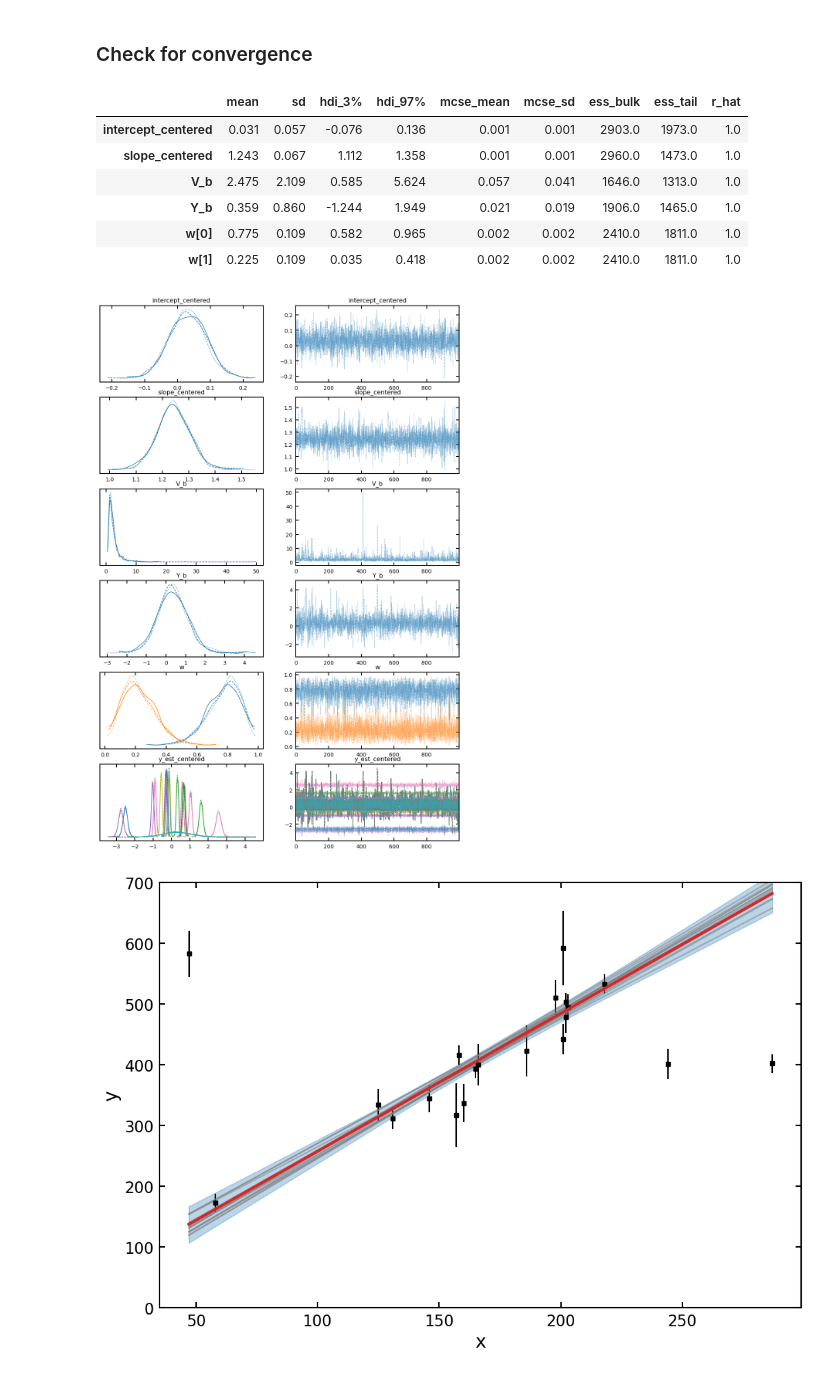
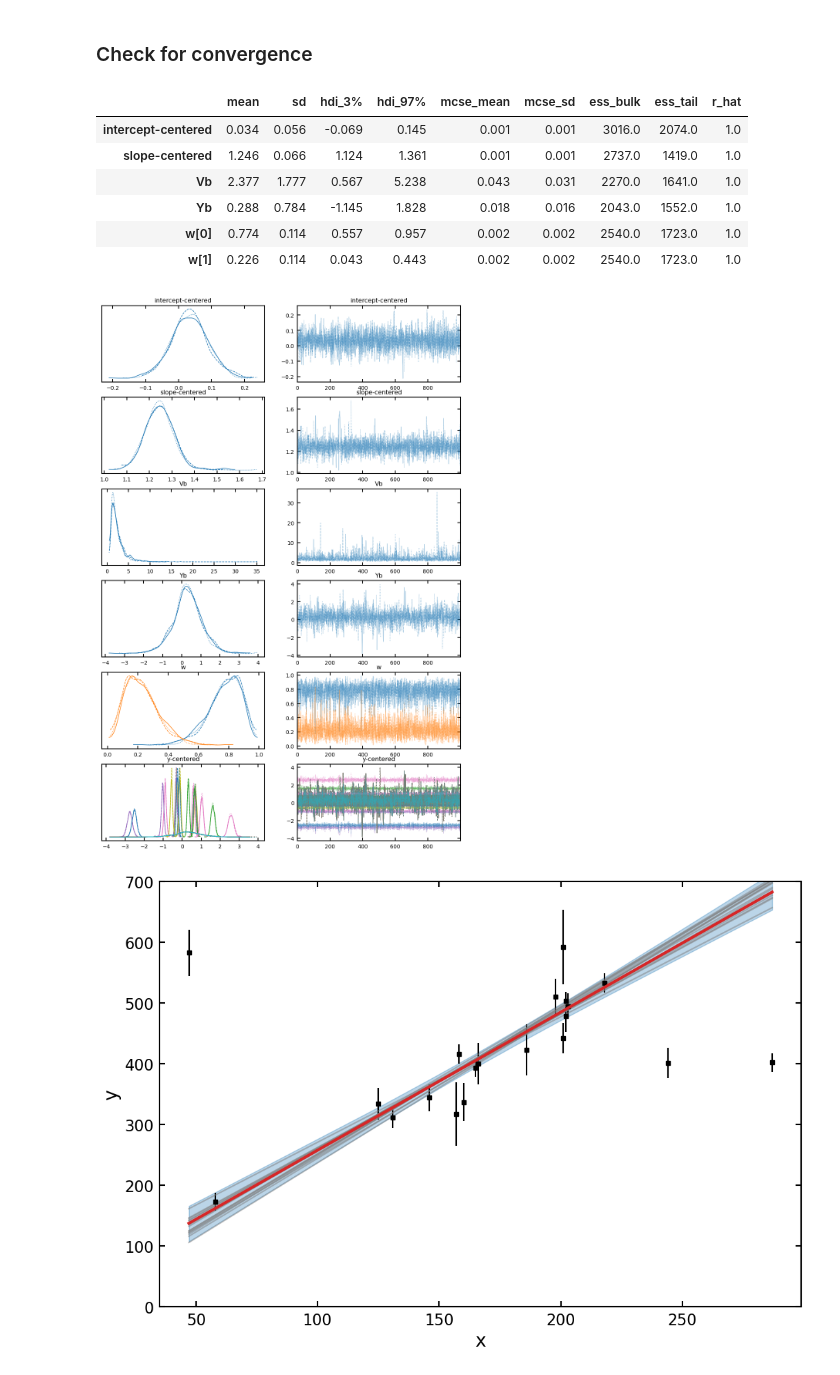
Before and after one commit to CKrawczyk/jupyter_data_languages, a Jupyter notebook: mcmc_fit_with_outliers_pymc.ipynb, the cells around one changed output. Drawn from its saved outputs; the diff is of its cells as text; code cells hidden in the pictures.

```diff
--- a/mcmc_fit_with_outliers_pymc.ipynb
+++ b/mcmc_fit_with_outliers_pymc.ipynb
@@ -454,20 +463,20 @@ If you don't care about the $q_i$ value for each data point you they can be marg
 # %%
 with pm.Model() as mixture:
     w = pm.Dirichlet('w', np.array([0.8, 0.2]))
-    b0 = pm.Normal('intercept_centered', mu=0, sigma=100, initval=0)
-    b1 = pm.Normal('slope_centered', mu=0, sigma=100, initval=1.2)
+    b0 = pm.Normal('intercept-centered', mu=0, sigma=100, initval=0)
+    b1 = pm.Normal('slope-centered', mu=0, sigma=100, initval=1.2)
 
-    # uncenter slope and intercept as Determinisitc variables so we can plot it later
+    # un-center slope and intercept as Deterministic variables so we can plot it later
     b0_orig, b1_orig = un_center(b0, b1, x_mean, x_std, y_mean, y_std)
     intercept = pm.Deterministic('intercept', b0_orig)
     slope = pm.Deterministic('slope', b1_orig)
 
-    Yb = pm.Normal('Y_b', mu=0, sigma=10, initval=0)
-    Vb = pm.InverseGamma('V_b', 2, 5, initval=2.5)
+    Yb = pm.Normal('Yb', mu=0, sigma=10, initval=0)
+    Vb = pm.InverseGamma('Vb', 2, 5, initval=2.5)
 
     # Define y_est_centered and y_est as a Deterministic variables so we can plot it later
     y_est_centered = pm.Deterministic(
-        'y_est_centered',
+        'y-centered',
         at.stack(
             [
                 b0 + b1 * x_center,
@@ -476,7 +485,7 @@ with pm.Model() as mixture:
             axis=1
         )
     )
-    y_est = pm.Deterministic('y_est', (y_est_centered * y_std) + y_mean)
+    y_est = pm.Deterministic('y', (y_est_centered * y_std) + y_mean)
 
     sigma = pm.Deterministic(
         'sigma',
@@ -496,6 +505,5 @@ with pm.Model() as mixture:
         observed=y_center
     )
 
-display(mixture)
 display(pm.model_to_graphviz(mixture))
 # %% [output]
@@ -514,6 +517,7 @@ with mixture:
         draws=1000,
         chains=3,
         cores=3,
+        init='jitter+adapt_diag_grad',
         nuts={"target_accept": 0.99},
         return_inferencedata=True
     )
@@ -529,33 +538,33 @@ Sampling 3 chains for 1_000 tune and 1_000 draw iterations (3_000 + 3_000 draws
 # %%
 display(pm.summary(
     traces_mixture,
     var_names=[
-        'intercept_centered',
-        'slope_centered',
-        'V_b',
-        'Y_b',
+        'intercept-centered',
+        'slope-centered',
+        'Vb',
+        'Yb',
         'w'
     ]
 ))
 pm.plot_trace(
     traces_mixture,
     var_names=[
-        'intercept_centered',
-        'slope_centered',
-        'V_b',
-        'Y_b',
+        'intercept-centered',
+        'slope-centered',
+        'Vb',
+        'Yb',
         'w',
-        'y_est_centered'
+        'y-centered'
     ],
     figsize=(12, 18)
 );
 # %% [output]
 |  | mean | sd | hdi_3% | hdi_97% | mcse_mean | mcse_sd | ess_bulk | ess_tail | r_hat |
-| intercept_centered | 0.031 | 0.057 | -0.076 | 0.136 | 0.001 | 0.001 | 2903.0 | 1973.0 | 1.0 |
-| slope_centered | 1.243 | 0.067 | 1.112 | 1.358 | 0.001 | 0.001 | 2960.0 | 1473.0 | 1.0 |
-| V_b | 2.475 | 2.109 | 0.585 | 5.624 | 0.057 | 0.041 | 1646.0 | 1313.0 | 1.0 |
-| Y_b | 0.359 | 0.860 | -1.244 | 1.949 | 0.021 | 0.019 | 1906.0 | 1465.0 | 1.0 |
-| w[0] | 0.775 | 0.109 | 0.582 | 0.965 | 0.002 | 0.002 | 2410.0 | 1811.0 | 1.0 |
-| w[1] | 0.225 | 0.109 | 0.035 | 0.418 | 0.002 | 0.002 | 2410.0 | 1811.0 | 1.0 |
+| intercept-centered | 0.034 | 0.056 | -0.069 | 0.145 | 0.001 | 0.001 | 3016.0 | 2074.0 | 1.0 |
+| slope-centered | 1.246 | 0.066 | 1.124 | 1.361 | 0.001 | 0.001 | 2737.0 | 1419.0 | 1.0 |
+| Vb | 2.377 | 1.777 | 0.567 | 5.238 | 0.043 | 0.031 | 2270.0 | 1641.0 | 1.0 |
+| Yb | 0.288 | 0.784 | -1.145 | 1.828 | 0.018 | 0.016 | 2043.0 | 1552.0 | 1.0 |
+| w[0] | 0.774 | 0.114 | 0.557 | 0.957 | 0.002 | 0.002 | 2540.0 | 1723.0 | 1.0 |
+| w[1] | 0.226 | 0.114 | 0.043 | 0.443 | 0.002 | 0.002 | 2540.0 | 1723.0 | 1.0 |
-[figure, old version]
+[figure, new version]
 # %%
```
Also changed, not shown: parts of 24 cells of this notebook, 1 other file.
